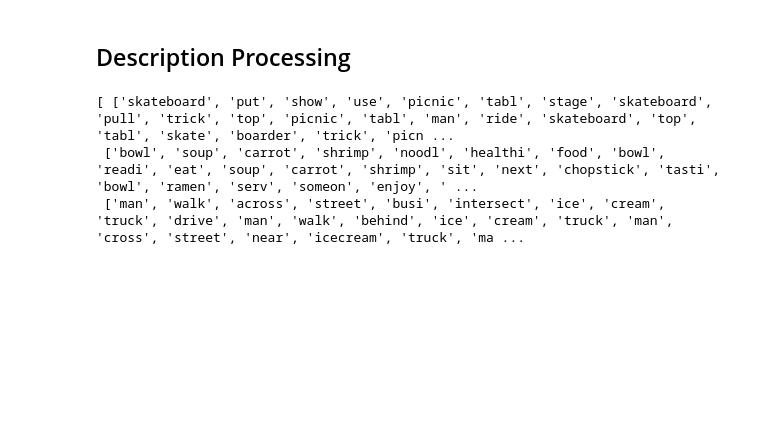
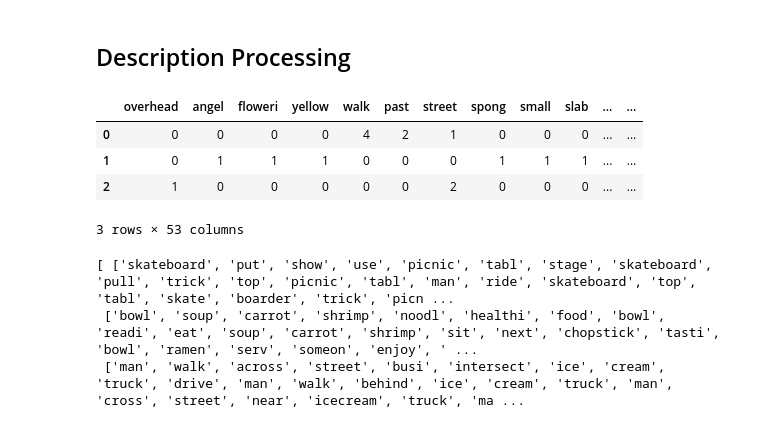
Before and after one commit to francescoperera/applied-machine-learning, a Jupyter notebook: final/Text Features - Description to Tag Classification.ipynb, the cells around one changed output. Cells and saved outputs as stored; diff of their text form; code cells hidden in the pictures; blank space fills up the shorter version.

```diff
--- a/final/Text Features - Description to Tag Classification.ipynb
+++ b/final/Text Features - Description to Tag Classification.ipynb
@@ -173,0 +171,35 @@ words = preProcess(numTrain,descriptionTrainFolder)
+# %%
+def getStopWords():
+    return set(stopwords.words("english"))
+
+def lowerCase(x):
+    return x.lower()
+
+def lemmatize(lmt,x):
+    return lmt.lemmatize(x)
+
+def getPos(line):
+    return pos_tag(line)
+
+def tokenize(line):
+    return line.split()
+
+def stripPunctuation(s):
+    regex = re.compile('[%s]' % re.escape(string.punctuation))
+    return regex.sub(' ', s)
+
+def stemmer(line):
+    stemmer = PorterStemmer()
+    stemmedLine = []
+    for word in line:
+        #if pos == "NN": #only stem nouns
+        stem = stemmer.stem(word)
+        stemmedLine.append(stem)
+    return stemmedLine
+
+def stemmedDescriptions(lst):
+    stemmedDescriptions = []
+    for line in lst:
+        tokenizedLine = tokenize(line)
+        stemmedDescriptions.append(stemmer(tokenizedLine))
+    return stemmedDescriptions
@@ -174,3 +248,13 @@ words = preProcess(numTrain,descriptionTrainFolder)
+# %%
+descVectors = binaryVectorizeDescriptions(3,descriptionTestFolder) #binary feature representation
+# %%
+descVectors
+# %% [output]
+|  | overhead | angel | floweri | yellow | walk | past | street | spong | small | slab | ... | ... |
+| 0 | 0 | 0 | 0 | 0 | 4 | 2 | 1 | 0 | 0 | 0 | ... | ... |
+| 1 | 0 | 1 | 1 | 1 | 0 | 0 | 0 | 1 | 1 | 1 | ... | ... |
+| 2 | 1 | 0 | 0 | 0 | 0 | 0 | 2 | 0 | 0 | 0 | ... | ... |
+3 rows × 53 columns
 # %%
 print words
 # %% [output]
```
Also changed, not shown: parts of 6 cells of this notebook.
